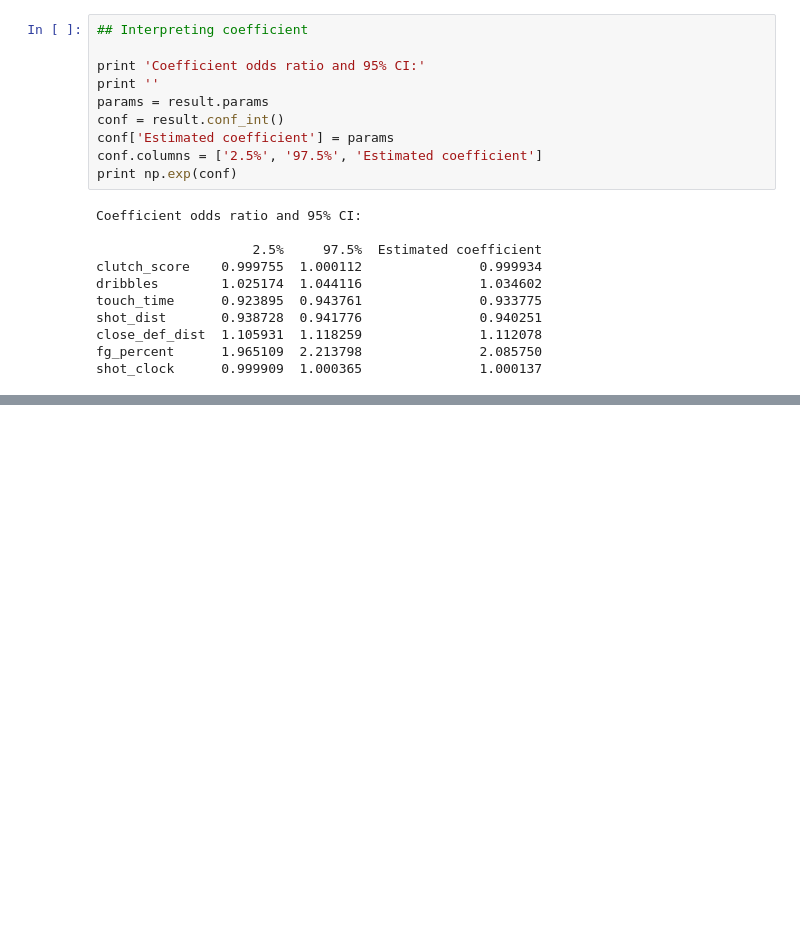
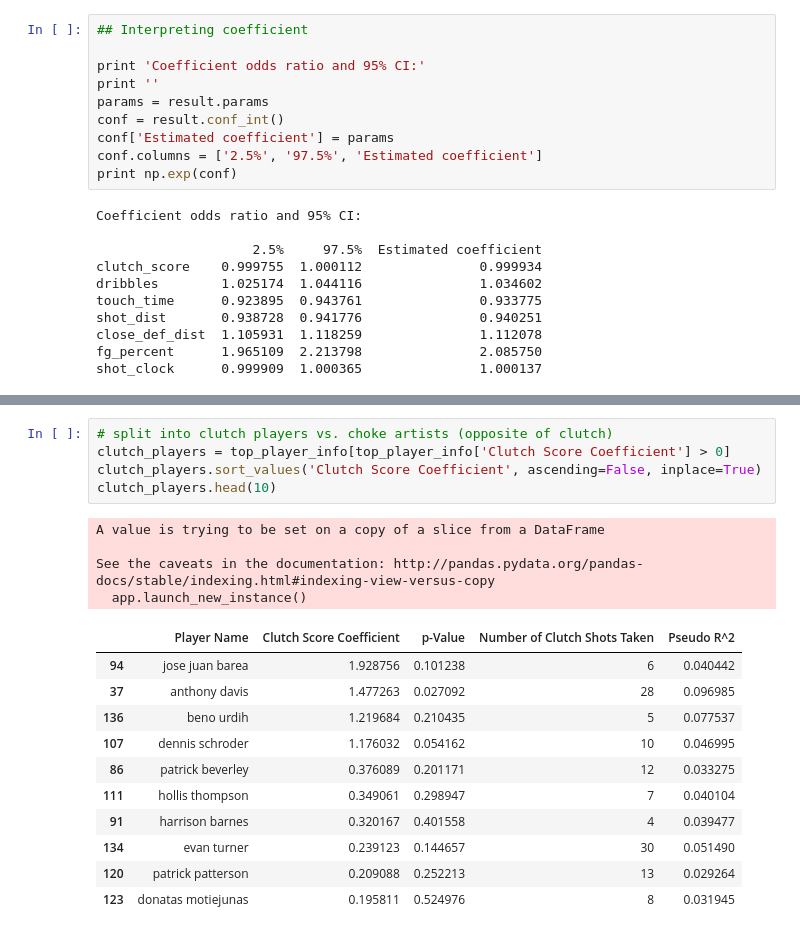
Before and after one commit to kylekwong/cs109-hot-hand, a Jupyter notebook: clutch_factor.ipynb, the cells around one changed output, grey strips where cells are left out. Saved outputs shown, nothing was run; the diff lists cells and outputs as text; blank space fills up the shorter version.

```diff
--- a/clutch_factor.ipynb
+++ b/clutch_factor.ipynb
@@ -463,0 +390,21 @@ Pseudo R^2: 0.0722590366701
+# %%
+# split into clutch players vs. choke artists (opposite of clutch)
+clutch_players = top_player_info[top_player_info['Clutch Score Coefficient'] > 0]
+clutch_players.sort_values('Clutch Score Coefficient', ascending=False, inplace=True)
+clutch_players.head(10)
+# %% [output]
+A value is trying to be set on a copy of a slice from a DataFrame
+
+See the caveats in the documentation: http://pandas.pydata.org/pandas-docs/stable/indexing.html#indexing-view-versus-copy
+  app.launch_new_instance()
+|  | Player Name | Clutch Score Coefficient | p-Value | Number of Clutch Shots Taken | Pseudo R^2 |
+| 94 | jose juan barea | 1.928756 | 0.101238 | 6 | 0.040442 |
+| 37 | anthony davis | 1.477263 | 0.027092 | 28 | 0.096985 |
+| 136 | beno urdih | 1.219684 | 0.210435 | 5 | 0.077537 |
+| 107 | dennis schroder | 1.176032 | 0.054162 | 10 | 0.046995 |
+| 86 | patrick beverley | 0.376089 | 0.201171 | 12 | 0.033275 |
+| 111 | hollis thompson | 0.349061 | 0.298947 | 7 | 0.040104 |
+| 91 | harrison barnes | 0.320167 | 0.401558 | 4 | 0.039477 |
+| 134 | evan turner | 0.239123 | 0.144657 | 30 | 0.051490 |
+| 120 | patrick patterson | 0.209088 | 0.252213 | 13 | 0.029264 |
+| 123 | donatas motiejunas | 0.195811 | 0.524976 | 8 | 0.031945 |
```
Also changed, not shown: parts of 17 cells of this notebook.
